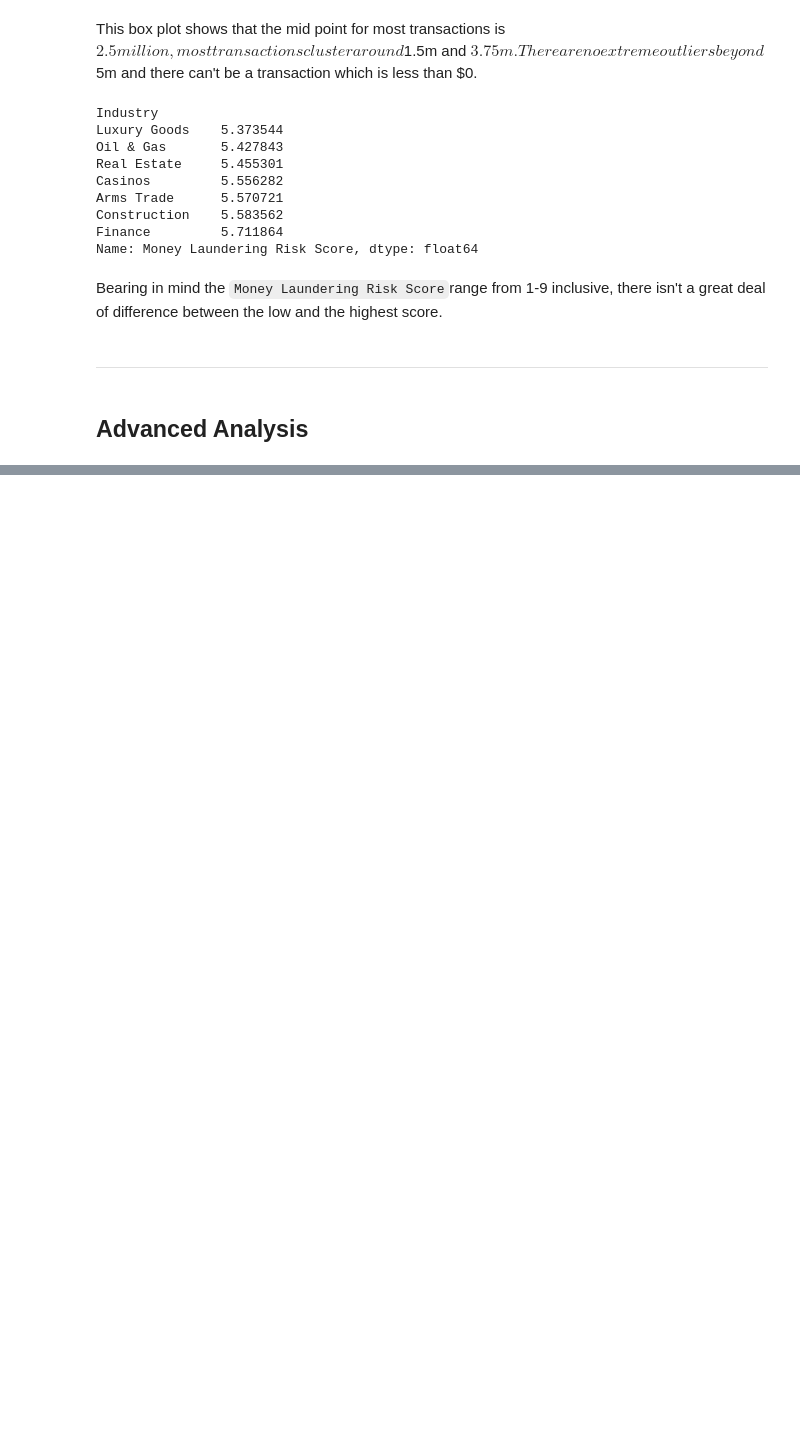
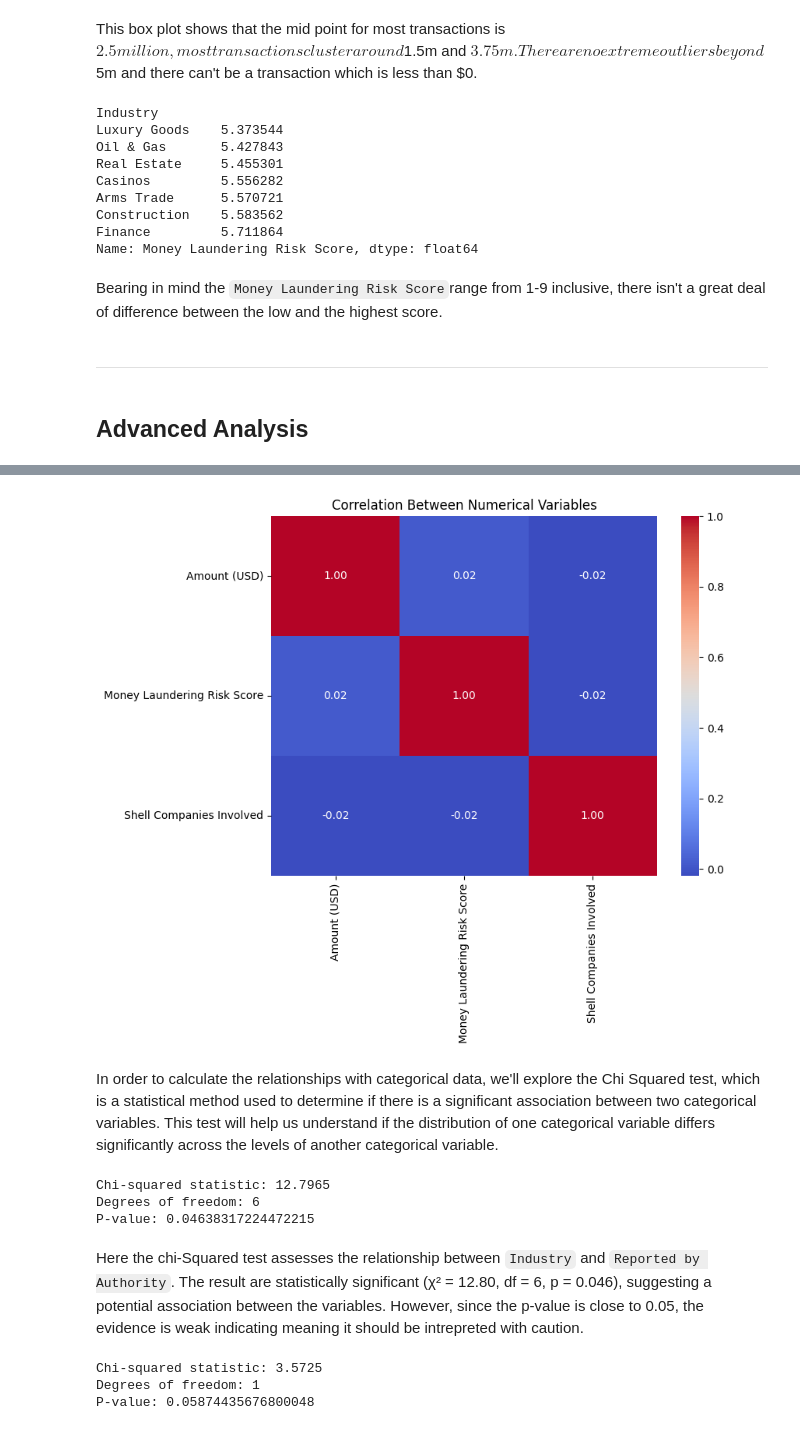
Before and after one commit to NAW125/Detecting_Money_Laundering_Patterns-, a Jupyter notebook: jupyter_notebooks/etl_statistics.ipynb, the cells around one changed output, grey strips where cells are left out. Drawn from its saved outputs; the diff is of its cells as text; code cells hidden in the pictures; blank space fills up the shorter version.

```diff
--- a/jupyter_notebooks/etl_statistics.ipynb
+++ b/jupyter_notebooks/etl_statistics.ipynb
@@ -285,0 +348,9 @@ Bearing in mind the `Money Laundering Risk Score`range from 1-9 inclusive, there
+# %%
+# Step 23.Only include numerical columns
+numerical_cols = ['Amount (USD)', 'Money Laundering Risk Score', 'Shell Companies Involved']
+
+# Step 24. Compute correlation matrix
+correlation_matrix = data[numerical_cols].corr()
+
+# Step 25. Display it
+print(correlation_matrix)
@@ -285,0 +378,57 @@ Bearing in mind the `Money Laundering Risk Score`range from 1-9 inclusive, there
+# %%
+# Step 26. Visualize the correlation matrix using a heatmap
+plt.figure(figsize=(8,6))
+sns.heatmap(correlation_matrix, annot=True, cmap='coolwarm', fmt=".2f")
+plt.title("Correlation Between Numerical Variables")
+plt.show()
+# %% [output]
+[figure, added]
+# %% [markdown]
+In order to calculate the relationships with categorical data, we'll explore the Chi Squared test,
+which is a statistical method used to determine if there is a significant association between two categorical
+variables. This test will help us understand if the distribution of one categorical variable differs significantly across the levels of another categorical variable.
+# %%
+from scipy.stats import chi2_contingency
+
+# Example: Chi-squared test between 'Industry' and 'Reported by Authority'
+cat1 = 'Industry'
+cat2 = 'Reported by Authority'
+
+# Create a contingency table
+contingency_table = pd.crosstab(data[cat1], data[cat2])
+
+# Run the Chi-squared test
+chi2, p, dof, expected = chi2_contingency(contingency_table)
+
+# Print results
+print(f"Chi-squared statistic: {chi2:.4f}")
+print(f"Degrees of freedom: {dof}")
+print("P-value:", p)
+# %% [output]
+Chi-squared statistic: 12.7965
+Degrees of freedom: 6
+P-value: 0.04638317224472215
+# %% [markdown]
+Here the chi-Squared test assesses the relationship between `Industry` and `Reported by Authority`. The result are statistically significant (χ² = 12.80, df = 6, p = 0.046), suggesting a potential association between the variables. However, since the p-value is close to 0.05, the evidence is weak indicating meaning it should be intrepreted with caution.
+# %%
+# Example: Chi-squared test between 'Transaction Type' and 'Amount (USD)' - Hypothesis Two
+
+data['Shell_Cat'] = data['Shell Companies Involved'].apply(lambda x: '3 or more' if x >= 3 else 'Less than 3')
+
+cat1 = 'Shell_Cat'
+cat2 = 'Reported by Authority'
+
+# Create a contingency table
+contingency_table = pd.crosstab(data[cat1], data[cat2])
+
+# Run the Chi-squared test
+chi2, p, dof, expected = chi2_contingency(contingency_table)
+
+# Print results
+print(f"Chi-squared statistic: {chi2:.4f}")
+print(f"Degrees of freedom: {dof}")
+print("P-value:", p)
+# %% [output]
+Chi-squared statistic: 3.5725
+Degrees of freedom: 1
+P-value: 0.05874435676800048
```
Also changed, not shown: parts of 17 cells of this notebook, 1 other file.
